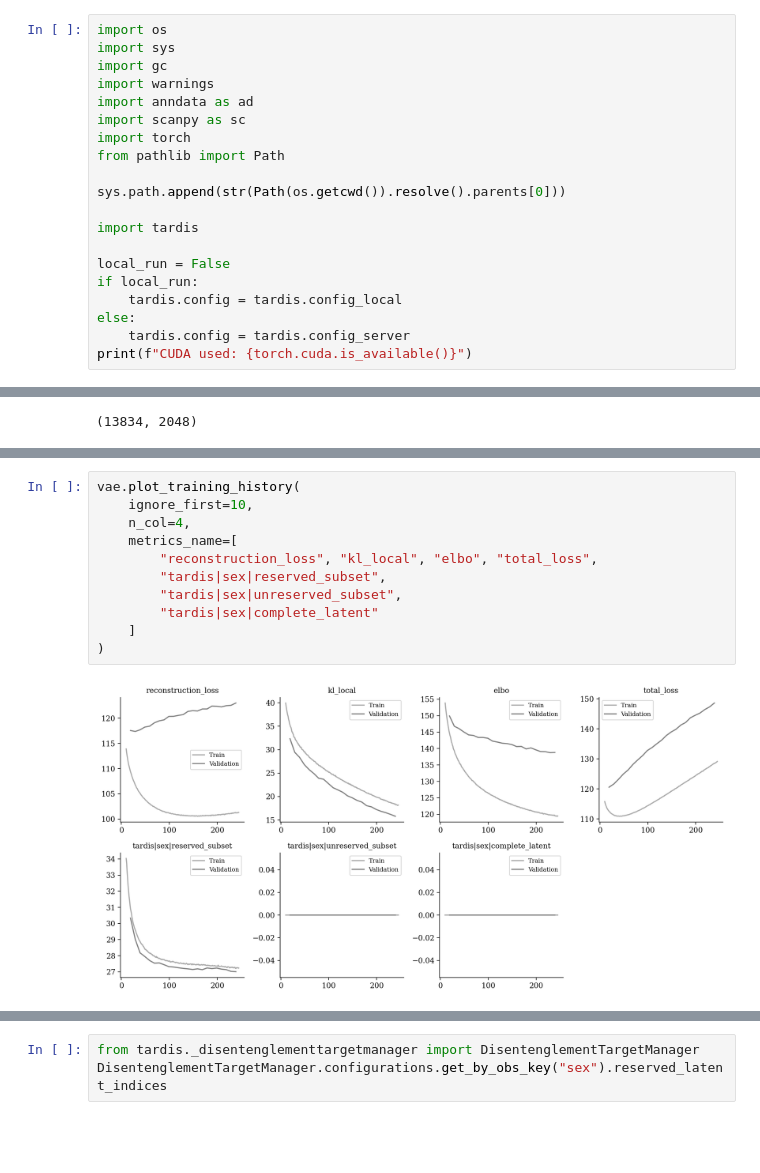
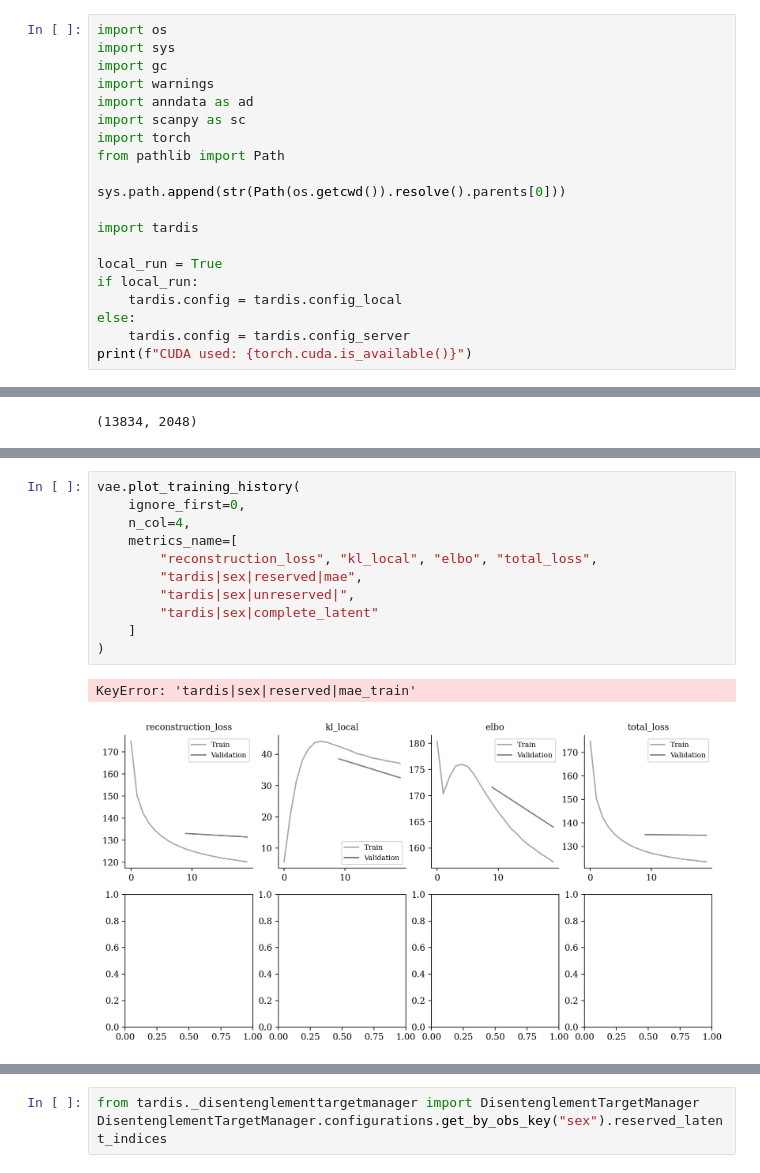
Before and after one commit to theislab/tardis, a Jupyter notebook: notebooks/run.ipynb, the cells around one changed output, grey strips where cells are left out. Drawn from its saved outputs; the diff is of its cells as text; blank space fills up the shorter version.

```diff
--- a/notebooks/run.ipynb
+++ b/notebooks/run.ipynb
@@ -24,7 +24,7 @@ sys.path.append(str(Path(os.getcwd()).resolve().parents[0]))
 
 import tardis
 
-local_run = False
+local_run = True
 if local_run:
     tardis.config = tardis.config_local
 else:
@@ -140,13 +148,14 @@ SLURM auto-requeueing enabled. Setting signal handlers.
 # %%
 vae.plot_training_history(
-    ignore_first=10,
+    ignore_first=0,
     n_col=4,
     metrics_name=[
         "reconstruction_loss", "kl_local", "elbo", "total_loss",
-        "tardis|sex|reserved_subset",
-        "tardis|sex|unreserved_subset",
+        "tardis|sex|reserved|mae",
+        "tardis|sex|unreserved|",
         "tardis|sex|complete_latent"
     ]
 )
 # %% [output]
+KeyError: 'tardis|sex|reserved|mae_train'
-[figure, old version]
+[figure, new version]
```
Also changed, not shown: parts of 4 cells of this notebook, 9 other files.
